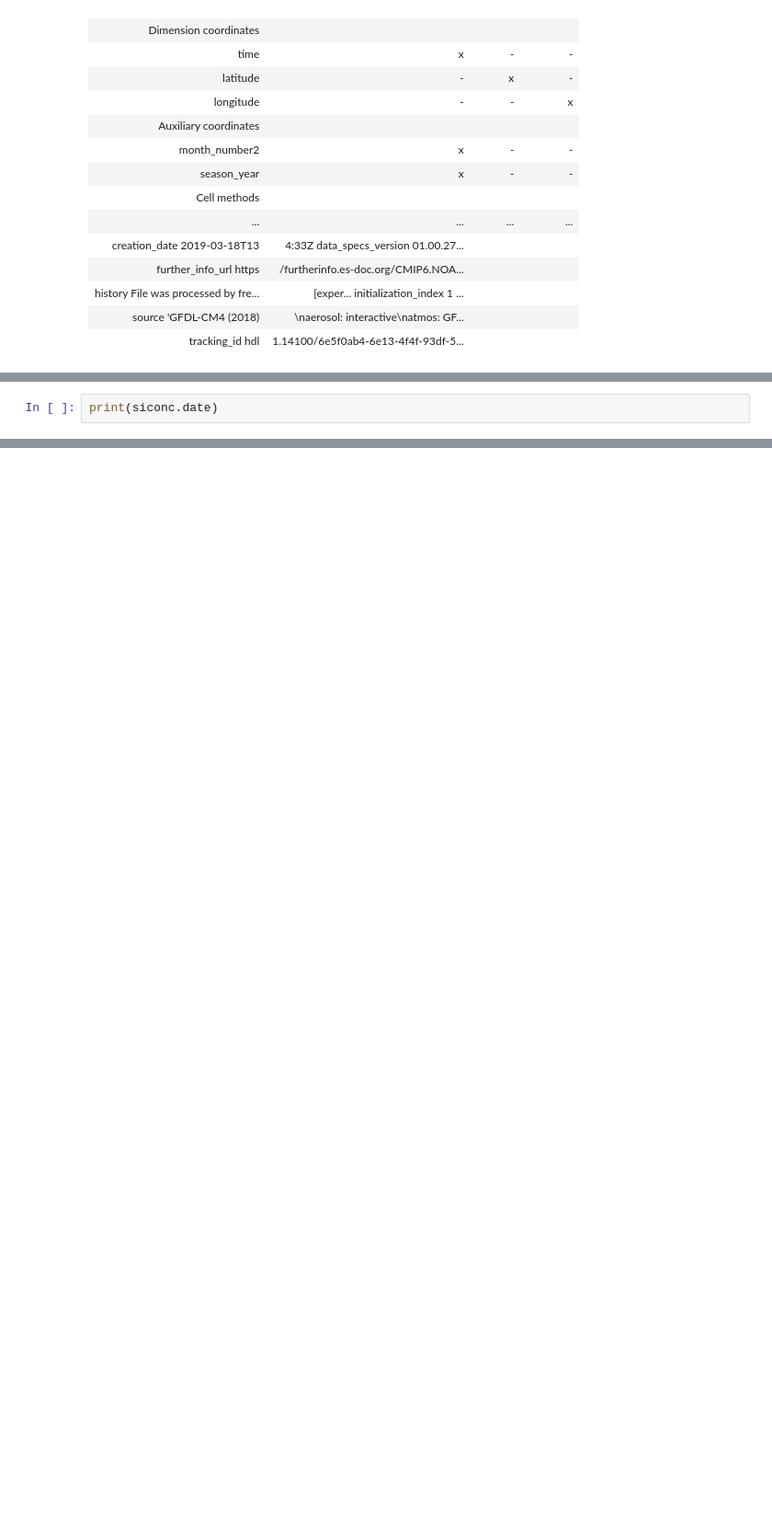
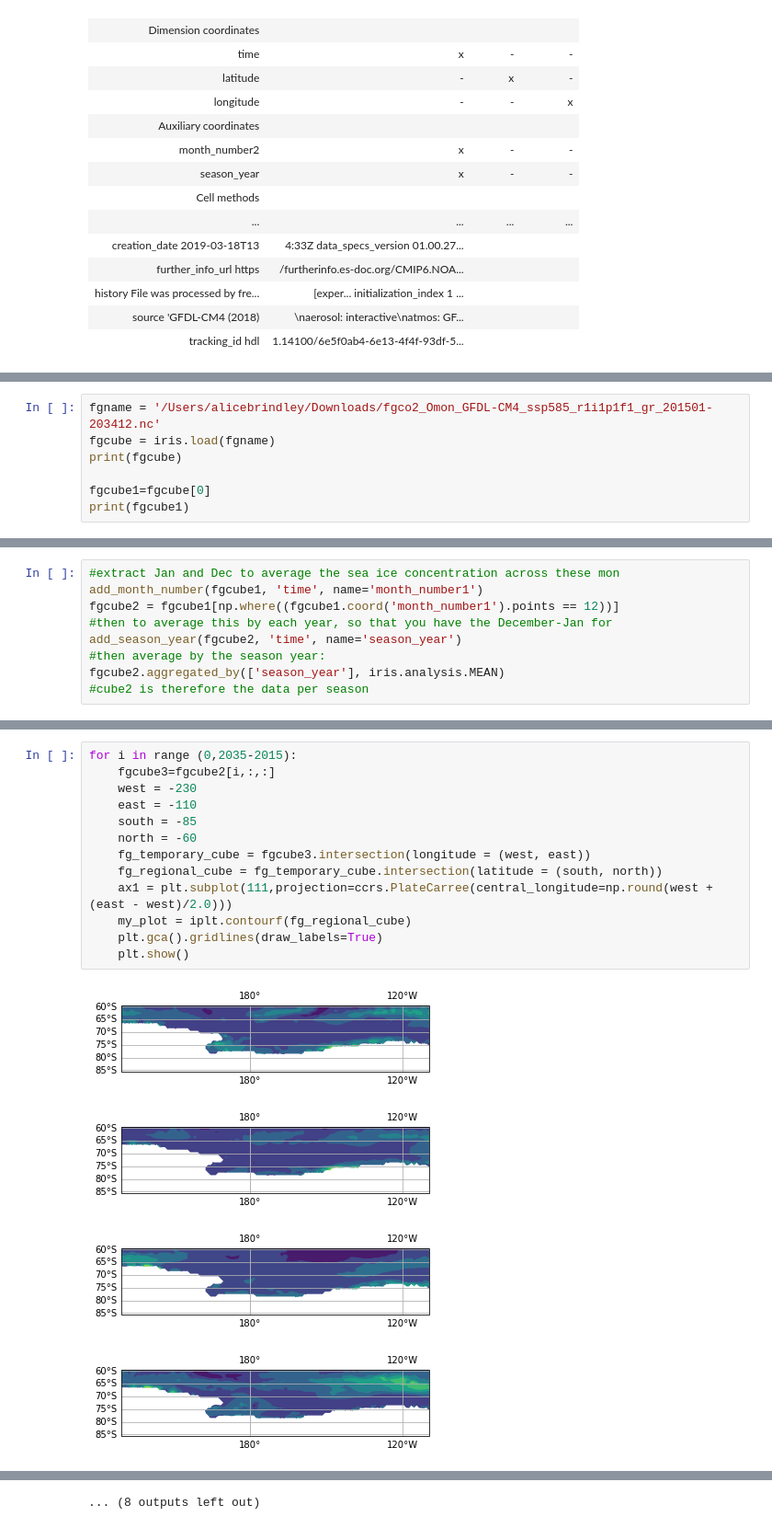
Before and after one commit to ab1261/dissertation_script, a Jupyter notebook: siconc_GDFL_CMv2.ipynb, the cells around one changed output, grey strips where cells are left out. Shown at 92% size. Cells and saved outputs as stored; diff of their text form; blank space fills up the shorter version.

```diff
--- a/siconc_GDFL_CMv2.ipynb
+++ b/siconc_GDFL_CMv2.ipynb
@@ -167,3 +167,8 @@ NameError: name 'polynya_threshold' is not defined
 # %%
-print(siconc.date)
+fgname = '/Users/alicebrindley/Downloads/fgco2_Omon_GFDL-CM4_ssp585_r1i1p1f1_gr_201501-203412.nc'
+fgcube = iris.load(fgname)
+print(fgcube)
+
+fgcube1=fgcube[0]
+print(fgcube1)
 # %% [output]
@@ -170,0 +192,9 @@ AttributeError: 'Cube' object has no attribute 'date'
+# %%
+#extract Jan and Dec to average the sea ice concentration across these mon
+add_month_number(fgcube1, 'time', name='month_number1')
+fgcube2 = fgcube1[np.where((fgcube1.coord('month_number1').points == 12))]
+#then to average this by each year, so that you have the December-Jan for
+add_season_year(fgcube2, 'time', name='season_year')
+#then average by the season year:
+fgcube2.aggregated_by(['season_year'], iris.analysis.MEAN)
+#cube2 is therefore the data per season
@@ -170,0 +218,18 @@ AttributeError: 'Cube' object has no attribute 'date'
+# %%
+for i in range (0,2035-2015):
+    fgcube3=fgcube2[i,:,:]
+    west = -230
+    east = -110
+    south = -85
+    north = -60
+    fg_temporary_cube = fgcube3.intersection(longitude = (west, east))
+    fg_regional_cube = fg_temporary_cube.intersection(latitude = (south, north))
+    ax1 = plt.subplot(111,projection=ccrs.PlateCarree(central_longitude=np.round(west + (east - west)/2.0)))
+    my_plot = iplt.contourf(fg_regional_cube)
+    plt.gca().gridlines(draw_labels=True)
+    plt.show()
+# %% [output]
+[figure, added]
+[figure, added]
+[figure, added]
+[figure, added]
@@ -170,0 +244 @@ AttributeError: 'Cube' object has no attribute 'date'
+... (8 outputs left out)
```
Also changed, not shown: parts of 8 cells of this notebook.
